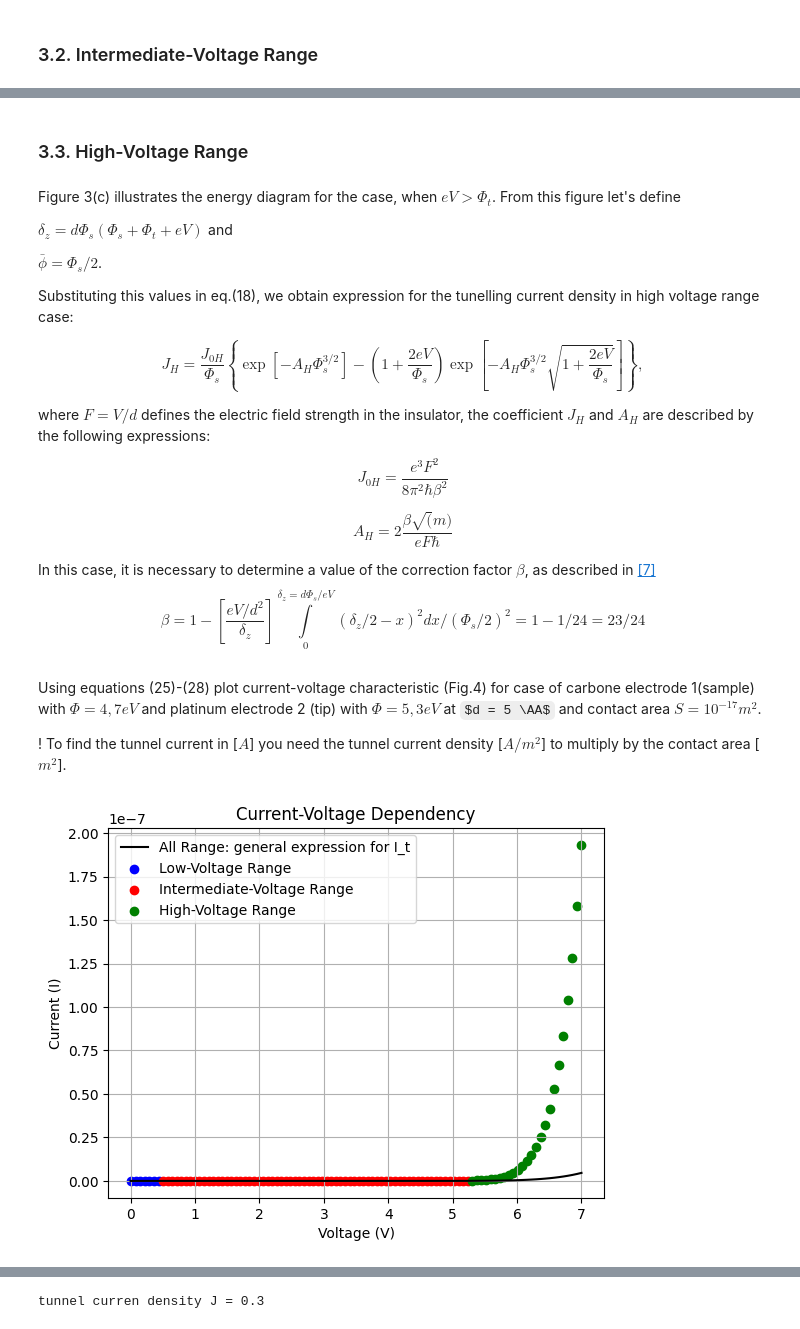
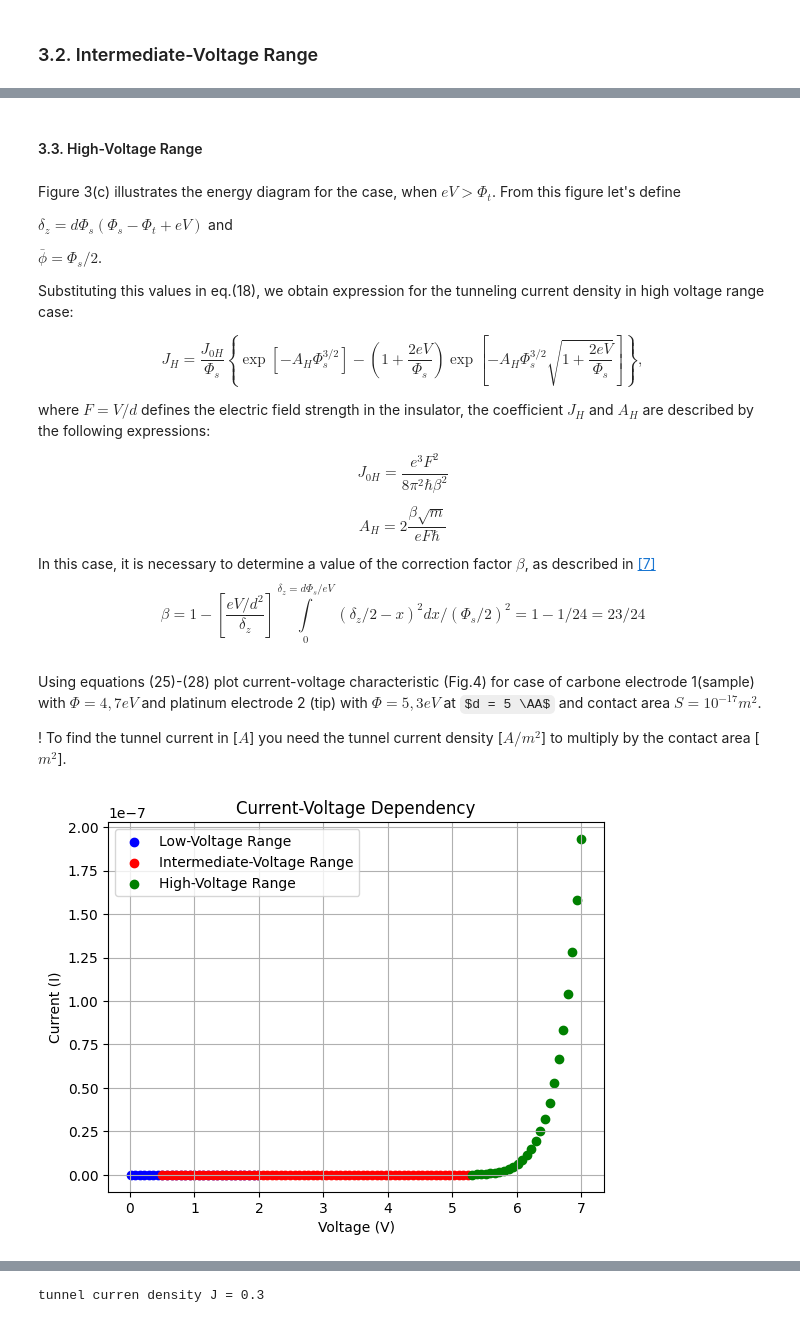
Before and after one commit to QTechEdu/QTech_notebooks, a Jupyter notebook: STM.ipynb, the cells around one changed output, grey strips where cells are left out. Cells and saved outputs as stored; diff of their text form; code cells hidden in the pictures; some formulas as TeX source.

```diff
--- a/STM.ipynb
+++ b/STM.ipynb
@@ -570,15 +580,15 @@ $ \beta = 1 - (eV)^2/96 (\phi_s - eV/2)^2 $
 
 The value of $A$ is defined above in eq.(23). Using eq.(27) the current-voltage characteristic was plotted in Fig.4 (in red).
 # %% [markdown]
-### 3.3. High-Voltage Range
+#### 3.3. High-Voltage Range
 # %% [markdown]
 Figure 3(c) illustrates the energy diagram for the case, when $eV > \Phi_t$. From this figure let's define
 
-$ \delta_z = d  \Phi_s(\Phi_s + \Phi_t + eV)$  and
+$ \delta_z = d  \Phi_s(\Phi_s - \Phi_t + eV)$  and
 
 $\bar \phi = \Phi_s/2$.
 
-Substituting this values in eq.(18), we obtain expression for the tunelling current density in high voltage range case:
+Substituting this values in eq.(18), we obtain expression for the tunneling current density in high voltage range case:
 
 $$ \boxed {J_H = \frac{J_{0H}}{\Phi_s} \left\{ \exp{\left[ -A_H\Phi_s^{3/2}\right]} - \left( 1 + \frac{2eV}{\Phi_s}\right) \exp{\left[ -A_H\Phi_s^{3/2} \sqrt{1 + \frac{2eV}{\Phi_s}} \right]} \right\}}, \tag{28}  $$
 
@@ -586,7 +596,7 @@ where $ F = V/d $ defines the electric field strength in the insulator, the coef
 
 $$ J_{0H} = \frac{e^3F^2}{8\pi^2\hbar\beta^2}$$
 
-$$ A_H = 2  \frac{\beta \sqrt(m)}{eF\hbar}$$
+$$ A_H = 2  \frac{\beta \sqrt{m}}{eF\hbar}$$
 
 In this case, it is necessary to determine a value of the correction factor $\beta$, as described in [\[7\]](#Bibliography)
 $$\beta = 1 - \left[ \frac{eV/d^2}{\delta_z}\right]\int\limits_0^{\delta_z = d\Phi_s/eV} (\delta_z/2 - x)^2dx/(\Phi_s/2)^2 = 1 - 1/24 = 23/24 $$
@@ -596,6 +606,16 @@ Using equations (25)-(28) plot current-voltage characteristic (Fig.4) for case o
 ! To find the tunnel current in [$A$] you need the tunnel current density [$A/m^2$] to multiply by the contact area [$m^2$].
 # %%
 """
+
+    Plot the current-voltage dependence for carbon-insulator-platinum barrier structure
+    with width of barrier d = 5e-10 m and contact area S.
+
+    According to [6] and [7]: d, phi and beta depend on the applied voltage.
+
+    Use the basic formula (22)
+
+
+
     Using equations (21)-(24) plot current-voltage characteristic for case of
         phi_s = 4,7 * 1.6e-19 J - work function of carbone - electrode 1(sample);
         phi_t = 5,3 1.6e-19 J - work function of platinum electrode 2 (tip) with ;
@@ -603,7 +623,8 @@ Using equations (25)-(28) plot current-voltage characteristic (Fig.4) for case o
         S = 10-17 m^2 - contact area S = 10-17 m^2.
         V -  applied voltage in V
 """
-
+d = 1e-9
+S = 1e-17
 
 V = np.linspace(0.01, 7, 100)
 delta = np.zeros_like(V)
@@ -611,7 +632,7 @@ phi = np.zeros_like(V)
 beta = np.zeros_like(V)
 
 # Low-Voltage Range : phi >> eV
-cond1 = V < 0.5
+cond1 = V < 2
 delta[cond1] = d
 phi[cond1] = (phi_s + phi_t) / 2
 beta[cond1]= 1
@@ -657,33 +678,33 @@ J_L3 = e**3 * (F/beta)**2 / (8*np.pi*h*phi_s)
 
 J_3 = J_L3 * (np.exp(-A3)
     - (1 + (2*e*V)/phi_s)*np.exp(-A3 * np.sqrt(1 + (2 * e * V) / phi_s))) #eq.24
 
 J_3[cond1] = np.nan
 J_3[cond2] = np.nan
 
 
-S = 1e-17
+
 # S = 2 * np.pi * (5e-10)**2
 
 # Plot each interval's I(V) dependency
-plt.plot(V0, J * S, label="All Range: general expression for I_t", color='black')
+# plt.plot(V0, J * S, label="All Range: general expression for I_t", color='black')
 
 plt.scatter(V, J_1 * S, label="Low-Voltage Range", color='blue')
 plt.scatter(V, J_2 * S, label="Intermediate-Voltage Range", color='red')
 plt.scatter(V, J_3 * S, label="High-Voltage Range", color='green')
 # plt.plot(V4, J_4, label="High-Voltage Range (if eV > phi + mu)", color='orange')
 
 # Add labels and legend
 plt.xlabel('Voltage (V)')
 plt.ylabel('Current (I)')
 plt.title('Current-Voltage Dependency')
 plt.legend()
 # plt.ylim([0,2e-6])
 
 # Show the plot
 plt.grid(True)
 plt.show()
 
 # print (-A1 * d *np.sqrt(phi) )
 # %% [output]
-[figure, old version]
+[figure, new version]
```
Also changed, not shown: parts of 68 cells of this notebook, 17 other files.
